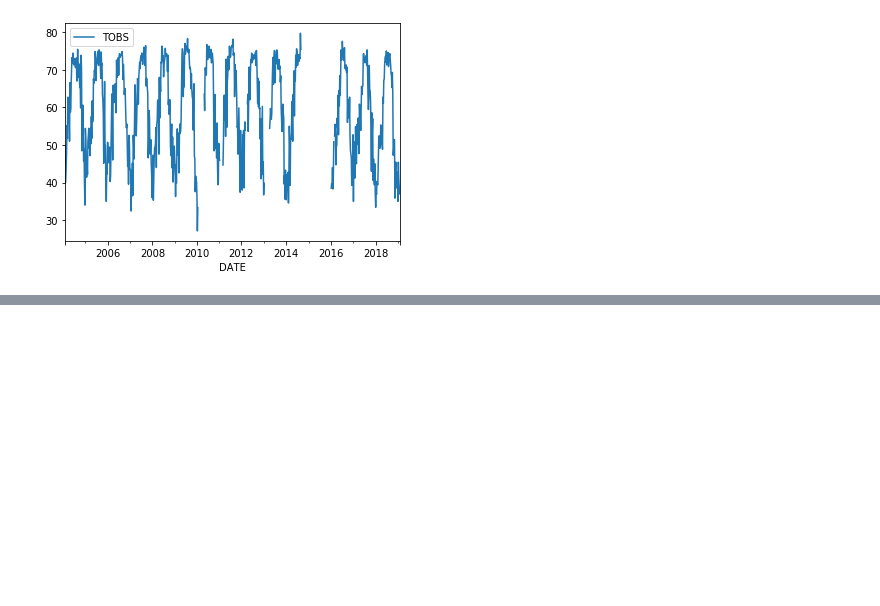
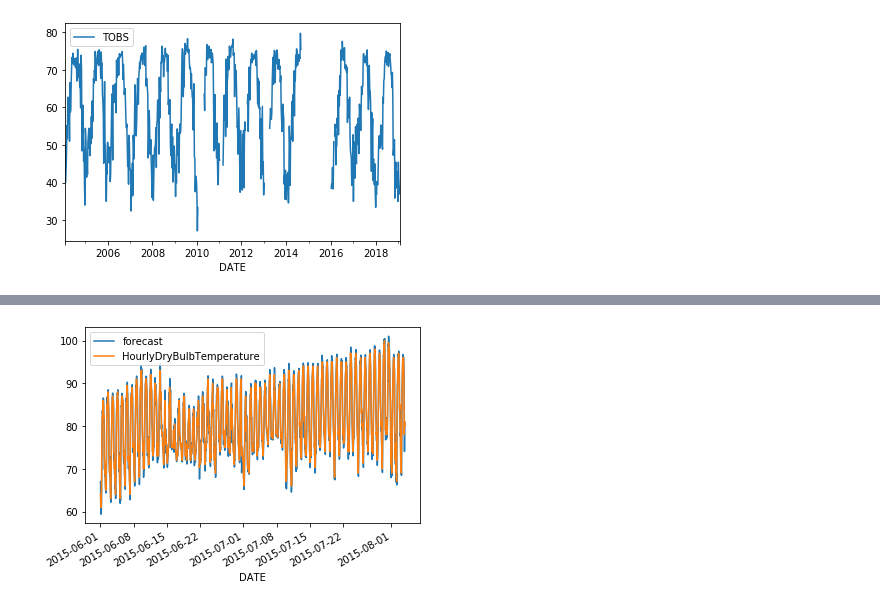
Before and after one commit to ravinder79/Climate-, a Jupyter notebook: climate_analysis.ipynb, the cells around one changed output, grey strips where cells are left out. Drawn from its saved outputs; the diff is of its cells as text; code cells hidden in the pictures; blank space fills up the shorter version.

```diff
--- a/climate_analysis.ipynb
+++ b/climate_analysis.ipynb
@@ -128,0 +216,4 @@ df1.resample('W').mean().plot()
+# %%
+model = ARIMA(train, order=(1,1,1))
+model_fit = model.fit(start_ar_lags =13, disp=0)
+print(model_fit.summary())
@@ -128,0 +238,5 @@ df1.resample('W').mean().plot()
+# %%
+model_fit.plot_predict(dynamic=False)
+plt.show()
+# %% [output]
+[figure, added]
```
Also changed, not shown: parts of 24 cells of this notebook.
